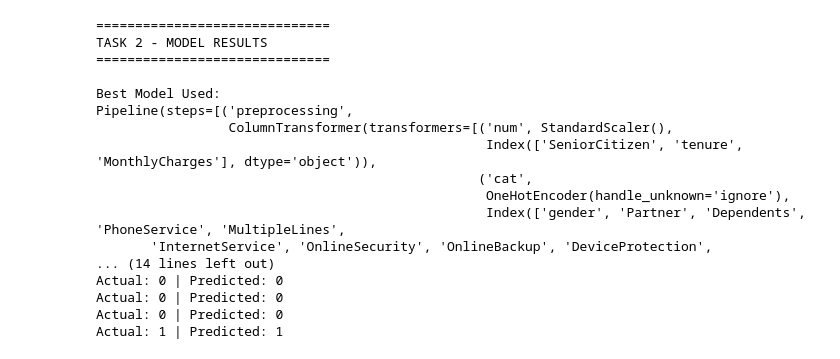
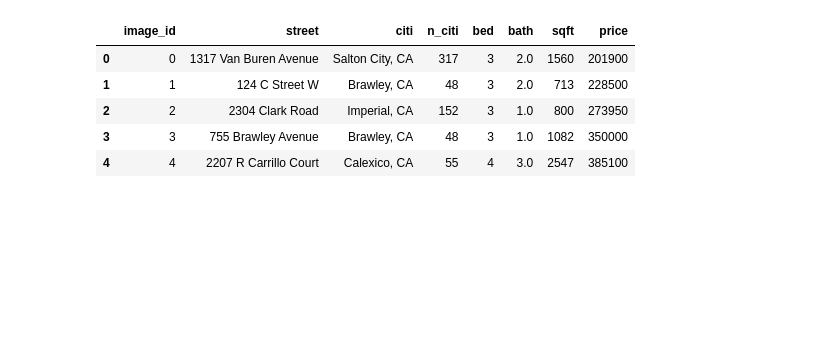
Before and after one commit to nimrakhan68/AI_ML_Internship_Tasks, a Jupyter notebook: Untitled.ipynb, the cells around one changed output. Drawn from its saved outputs; the diff is of its cells as text; code cells hidden in the pictures; blank space fills up the shorter version.

```diff
--- a/Untitled.ipynb
+++ b/Untitled.ipynb
@@ -80,49 +21,12 @@ Model saved successfully!
 # %%
 import pandas as pd
-df = pd.read_csv("Churn.csv")
+
+df = pd.read_csv("socal2.csv")
+df.head()
+# %% [output]
+|  | image_id | street | citi | n_citi | bed | bath | sqft | price |
+| 0 | 0 | 1317 Van Buren Avenue | Salton City, CA | 317 | 3 | 2.0 | 1560 | 201900 |
+| 1 | 1 | 124 C Street W | Brawley, CA | 48 | 3 | 2.0 | 713 | 228500 |
+| 2 | 2 | 2304 Clark Road | Imperial, CA | 152 | 3 | 1.0 | 800 | 273950 |
+| 3 | 3 | 755 Brawley Avenue | Brawley, CA | 48 | 3 | 1.0 | 1082 | 350000 |
+| 4 | 4 | 2207 R Carrillo Court | Calexico, CA | 55 | 4 | 3.0 | 2547 | 385100 |
-# %%
-# =========================
-# FINAL RESULTS DISPLAY
-# =========================
-
-print("\n==============================")
-print("TASK 2 - MODEL RESULTS")
-print("==============================\n")
-
-# Best model
-print("Best Model Used:")
-print(grid.best_estimator_)
-
-# Accuracy
-accuracy = accuracy_score(y_test, y_pred)
-print("\nAccuracy:", round(accuracy, 4))
-
-# If GridSearchCV exists
-print("\nBest Parameters:")
-print(grid.best_params_)
-
-print("\n==============================")
-print("SAMPLE PREDICTIONS")
-print("==============================")
-
-# Show some predictions
-for i in range(5):
-    print(f"Actual: {y_test.iloc[i]} | Predicted: {y_pred[i]}")
-# %% [output]
-==============================
-TASK 2 - MODEL RESULTS
-==============================
-
-Best Model Used:
-Pipeline(steps=[('preprocessing',
-                 ColumnTransformer(transformers=[('num', StandardScaler(),
-                                                  Index(['SeniorCitizen', 'tenure', 'MonthlyCharges'], dtype='object')),
-                                                 ('cat',
-                                                  OneHotEncoder(handle_unknown='ignore'),
-                                                  Index(['gender', 'Partner', 'Dependents', 'PhoneService', 'MultipleLines',
-       'InternetService', 'OnlineSecurity', 'OnlineBackup', 'DeviceProtection',
-... (14 lines left out)
-Actual: 0 | Predicted: 0
-Actual: 0 | Predicted: 0
-Actual: 0 | Predicted: 0
-Actual: 1 | Predicted: 1
```
Also changed, not shown: parts of 10 cells of this notebook, 3 other files.
